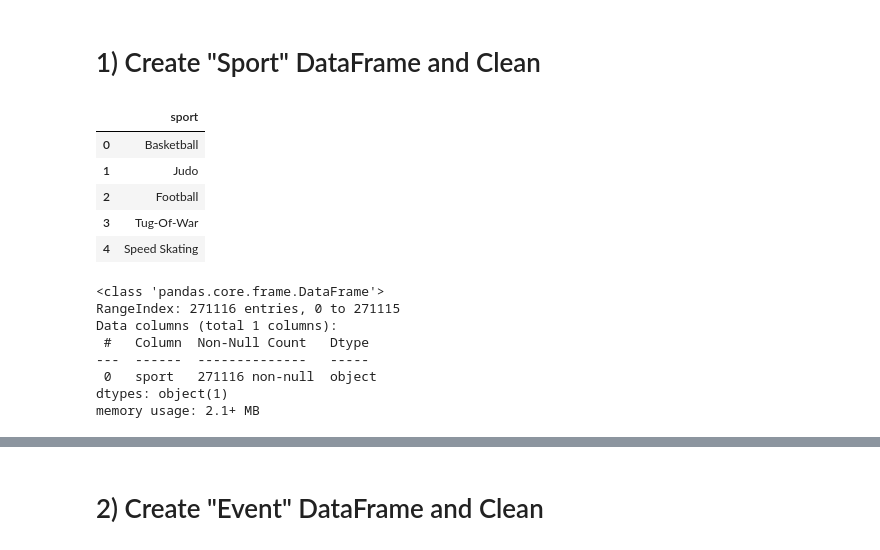
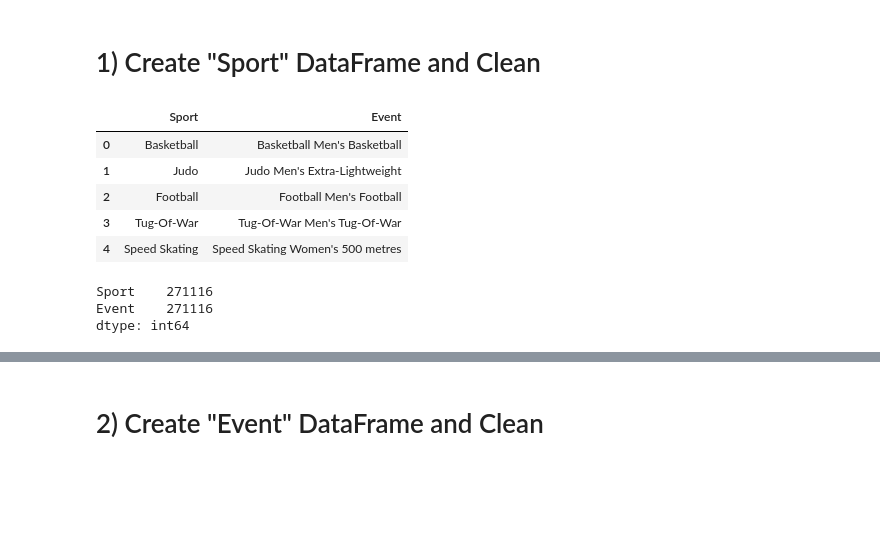
Before and after one commit to felo0917/ETL_project, a Jupyter notebook: Maria_Martinez/olympics_sports_data.ipynb, the cells around one changed output, grey strips where cells are left out. Drawn from its saved outputs; the diff is of its cells as text; code cells hidden in the pictures; blank space fills up the shorter version.

```diff
--- a/Maria_Martinez/olympics_sports_data.ipynb
+++ b/Maria_Martinez/olympics_sports_data.ipynb
@@ -23,32 +34,28 @@ olympics_info.head()
 #    1) Create "Sport" DataFrame and Clean
 # %%
 # Create a filtered dataframe "Sport" from specific columns
-sports_cols = ["Sport"]
-sport_df = olympics_info[sports_cols].copy()
+sports_cols = ["Sport", "Event"]
+sport_df= olympics_info[sports_cols].copy()
+
+# Rename the column headers
+# sport_df = sport_df.rename(columns={"Sport": "sport", "Event": "event"})
 
 
-# Rename the column header
-sport_df = sport_df.rename(columns={"Sport": "sport"})
 
 sport_df.head()
 # %% [output]
-|  | sport |
-| 0 | Basketball |
-| 1 | Judo |
-| 2 | Football |
-| 3 | Tug-Of-War |
-| 4 | Speed Skating |
+|  | Sport | Event |
+| 0 | Basketball | Basketball Men's Basketball |
+| 1 | Judo | Judo Men's Extra-Lightweight |
+| 2 | Football | Football Men's Football |
+| 3 | Tug-Of-War | Tug-Of-War Men's Tug-Of-War |
+| 4 | Speed Skating | Speed Skating Women's 500 metres |
 # %%
 # Stats
-sport_df.info()
+sport_df.count()
 # %% [output]
-<class 'pandas.core.frame.DataFrame'>
-RangeIndex: 271116 entries, 0 to 271115
-Data columns (total 1 columns):
- #   Column  Non-Null Count   Dtype
----  ------  --------------   -----
- 0   sport   271116 non-null  object
-dtypes: object(1)
-memory usage: 2.1+ MB
+Sport    271116
+Event    271116
+dtype: int64
 # %%
 # Find duplicates, if any
```
Also changed, not shown: parts of 49 cells of this notebook.
